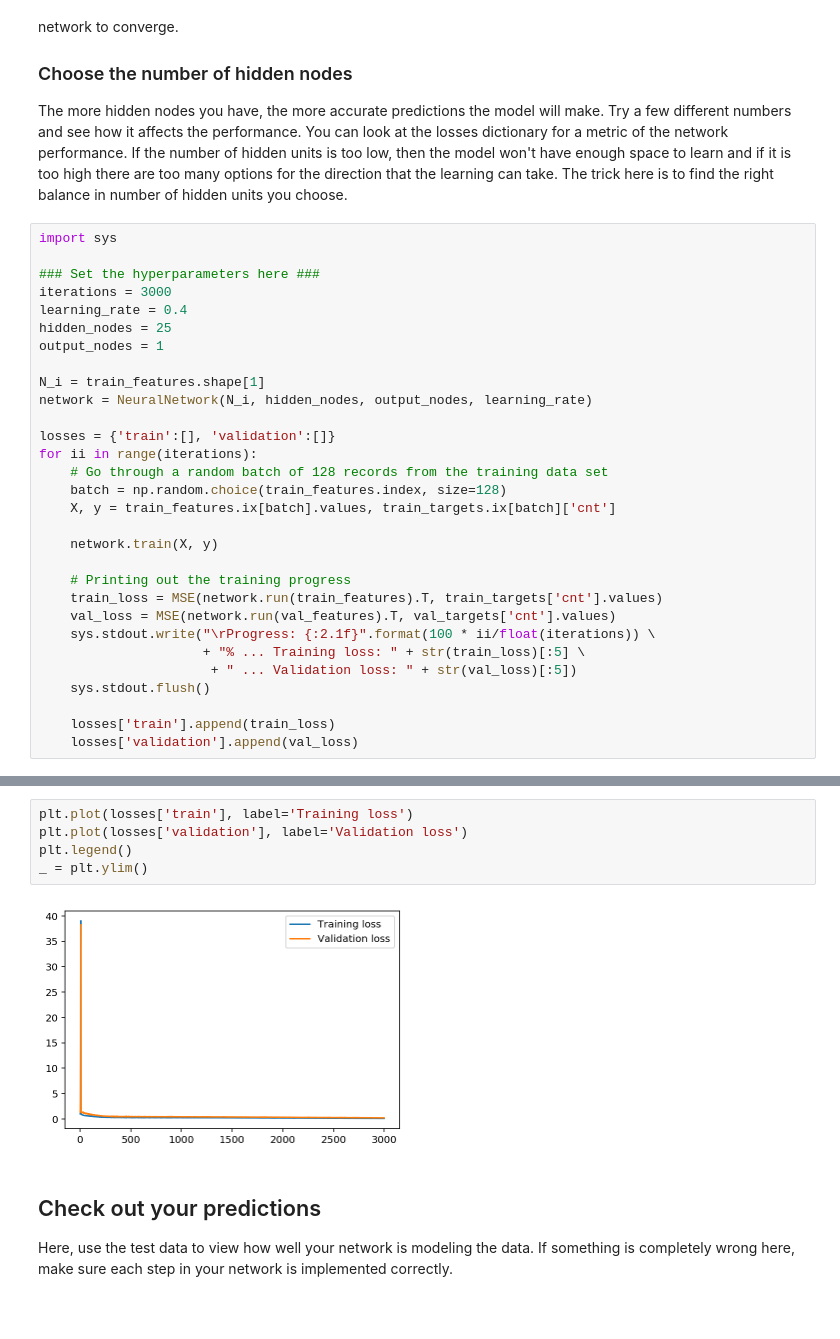
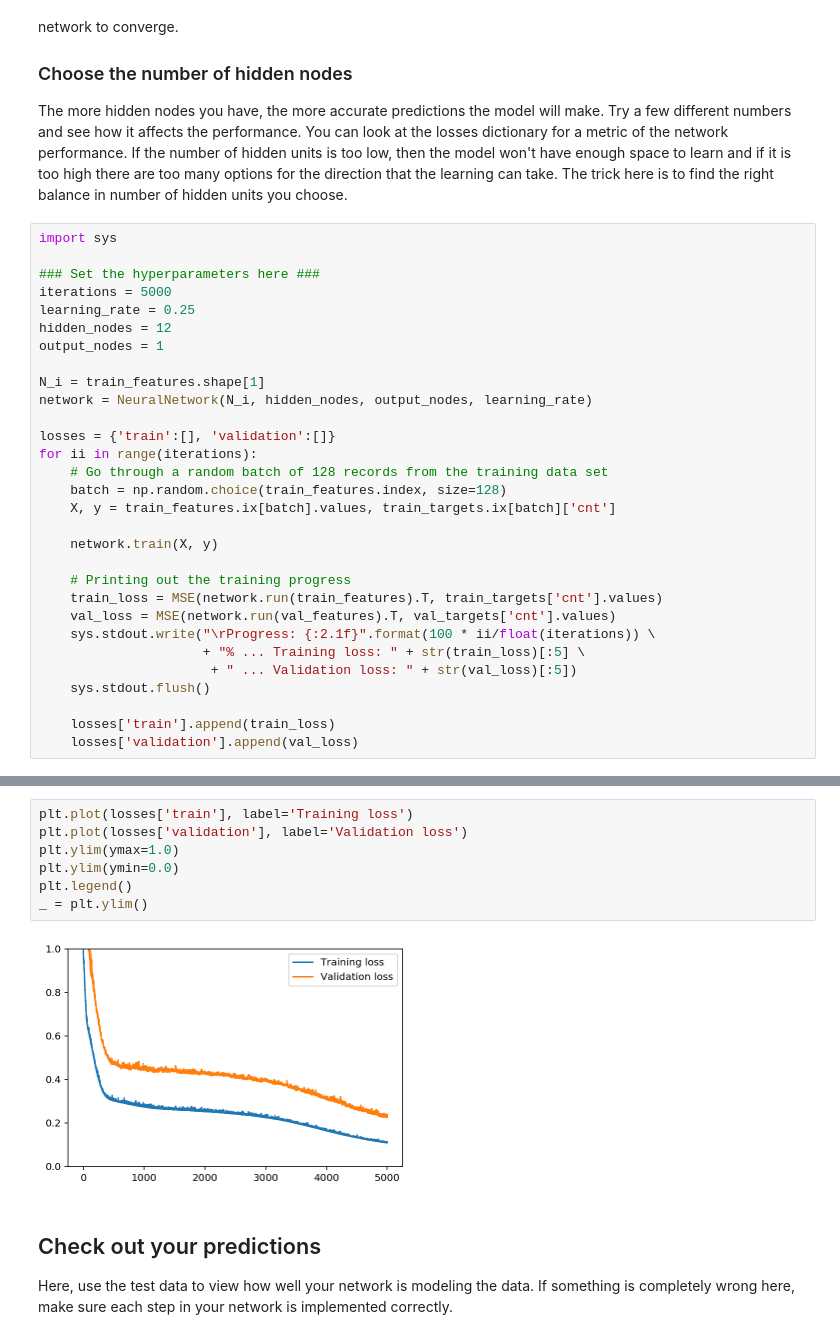
Before and after one commit to reddysuresh78/UdacityDeeplearningFoundations, a Jupyter notebook: first-neural-network/dlnd-your-first-neural-network.ipynb, the cells around one changed output, grey strips where cells are left out. Cells and saved outputs as stored; diff of their text form; blank space fills up the shorter version.

```diff
--- a/first-neural-network/dlnd-your-first-neural-network.ipynb
+++ b/first-neural-network/dlnd-your-first-neural-network.ipynb
@@ -304,9 +304,9 @@ The more hidden nodes you have, the more accurate predictions the model will mak
 import sys
 
 ### Set the hyperparameters here ###
-iterations = 3000
-learning_rate = 0.4
-hidden_nodes = 25
+iterations = 5000
+learning_rate = 0.25
+hidden_nodes = 12
 output_nodes = 1
 
 N_i = train_features.shape[1]
@@ -335,10 +335,12 @@ Progress: 100.0% ... Training loss: 0.104 ... Validation loss: 0.216
 # %%
 plt.plot(losses['train'], label='Training loss')
 plt.plot(losses['validation'], label='Validation loss')
+plt.ylim(ymax=1.0)
+plt.ylim(ymin=0.0)
 plt.legend()
 _ = plt.ylim()
 # %% [output]
-[figure, old version]
+[figure, new version]
 # %% [markdown]
 ## Check out your predictions
 
```
Also changed, not shown: parts of 1 cell of this notebook, 1 other file.
